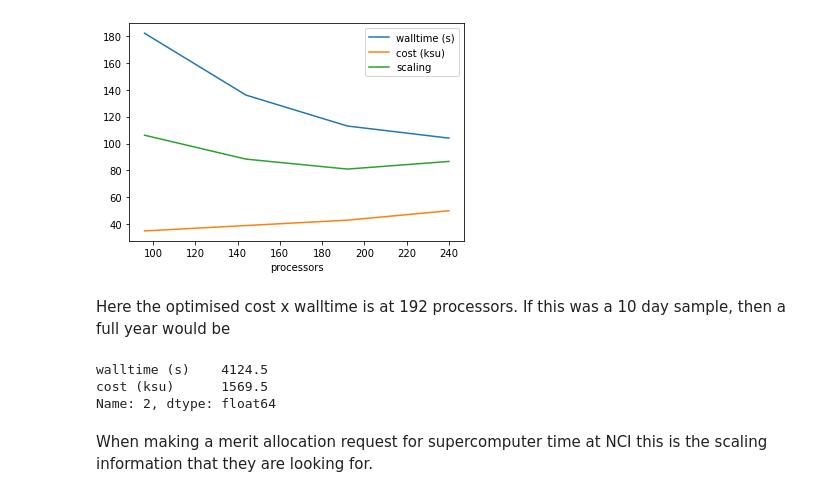
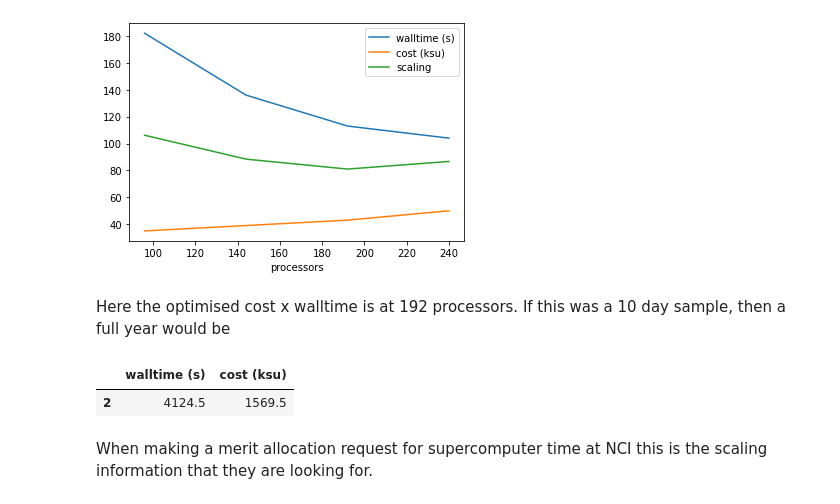
Before and after one commit to coecms-training/parallel, a Jupyter notebook: concepts-intro.ipynb, the cells around one changed output. Cells and saved outputs as stored; diff of their text form; code cells hidden in the pictures.

```diff
--- a/concepts-intro.ipynb
+++ b/concepts-intro.ipynb
@@ -110,10 +110,9 @@ data.plot('processors', 'scaling', ax=ax);
 # %% [markdown]
 Here the optimised cost x walltime is at 192 processors. If this was a 10 day sample, then a full year would be
 # %%
-data.iloc[2][['walltime (s)', 'cost (ksu)']] * 365 / 10
+data.iloc[[2]][['walltime (s)', 'cost (ksu)']] * 365 / 10
 # %% [output]
-walltime (s)    4124.5
-cost (ksu)      1569.5
-Name: 2, dtype: float64
+|  | walltime (s) | cost (ksu) |
+| 2 | 4124.5 | 1569.5 |
 # %% [markdown]
 When making a merit allocation request for supercomputer time at NCI this is the scaling information that they are looking for.
```
